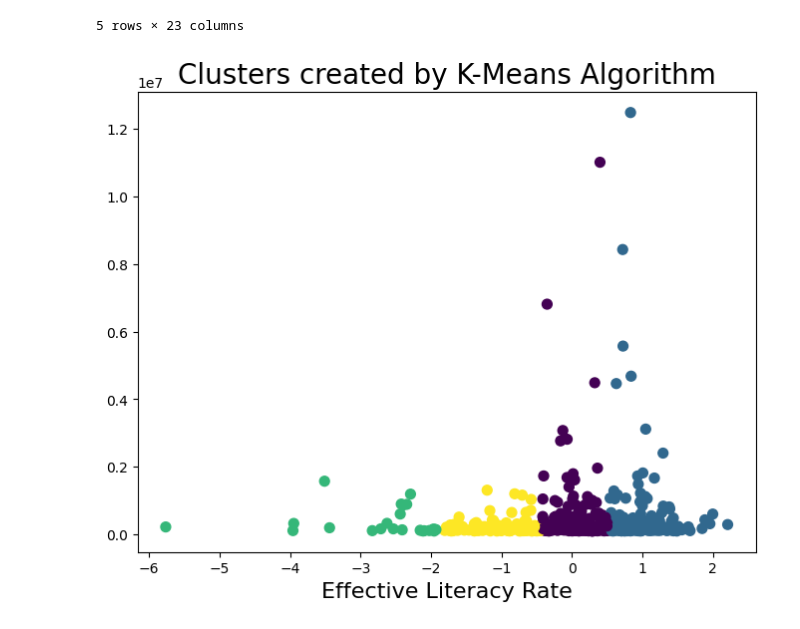
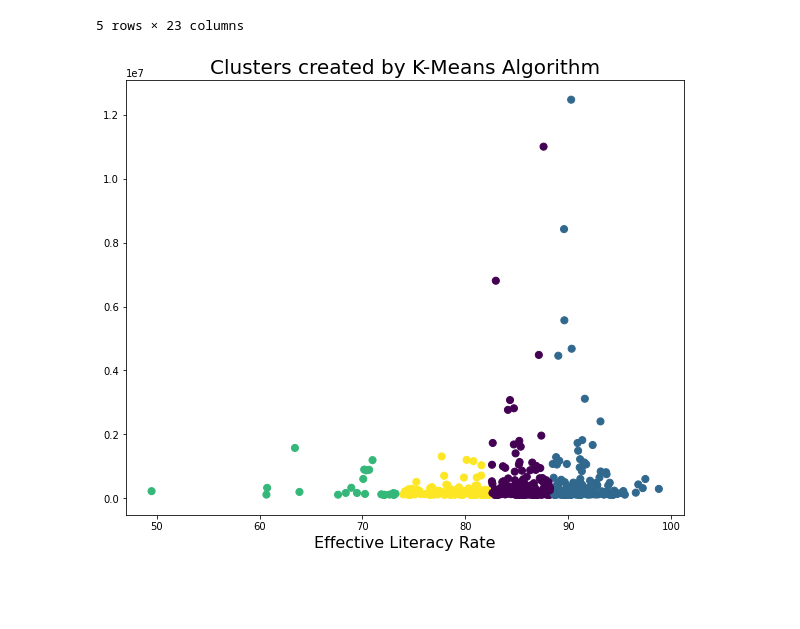
Before and after one commit to Priyanshu-PM/TE-IT-Labs, a Jupyter notebook: ML/ML_problemStatements/prob statement 5/notebook.ipynb, the cells around one changed output. Cells and saved outputs as stored; diff of their text form; code cells hidden in the pictures; blank space fills up the shorter version.

```diff
--- a/ML/ML_problemStatements/prob statement 5/notebook.ipynb
+++ b/ML/ML_problemStatements/prob statement 5/notebook.ipynb
@@ -147,10 +147,10 @@ data.head()
 | 4 | Adoni | 28 | ANDHRA PRADESH | 21 | 166537 | 82743 | 83794 | ... |
 5 rows × 23 columns
 # %%
-plt.figure(figsize=(8, 6))
-plt.scatter(scaled_col, data['population_total'], c = data['cluster'], marker='o', s = 50)
+plt.figure(figsize=(10, 8))
+plt.scatter(selected_col, data['population_total'], c = data['cluster'], marker='o', s = 50)
 plt.title('Clusters created by K-Means Algorithm', fontsize=20)
 plt.xlabel('Effective Literacy Rate', fontsize=16)
 plt.show()
 # %% [output]
-[figure, old version]
+[figure, new version]
```
Also changed, not shown: parts of 3 cells of this notebook, 2 other files.
